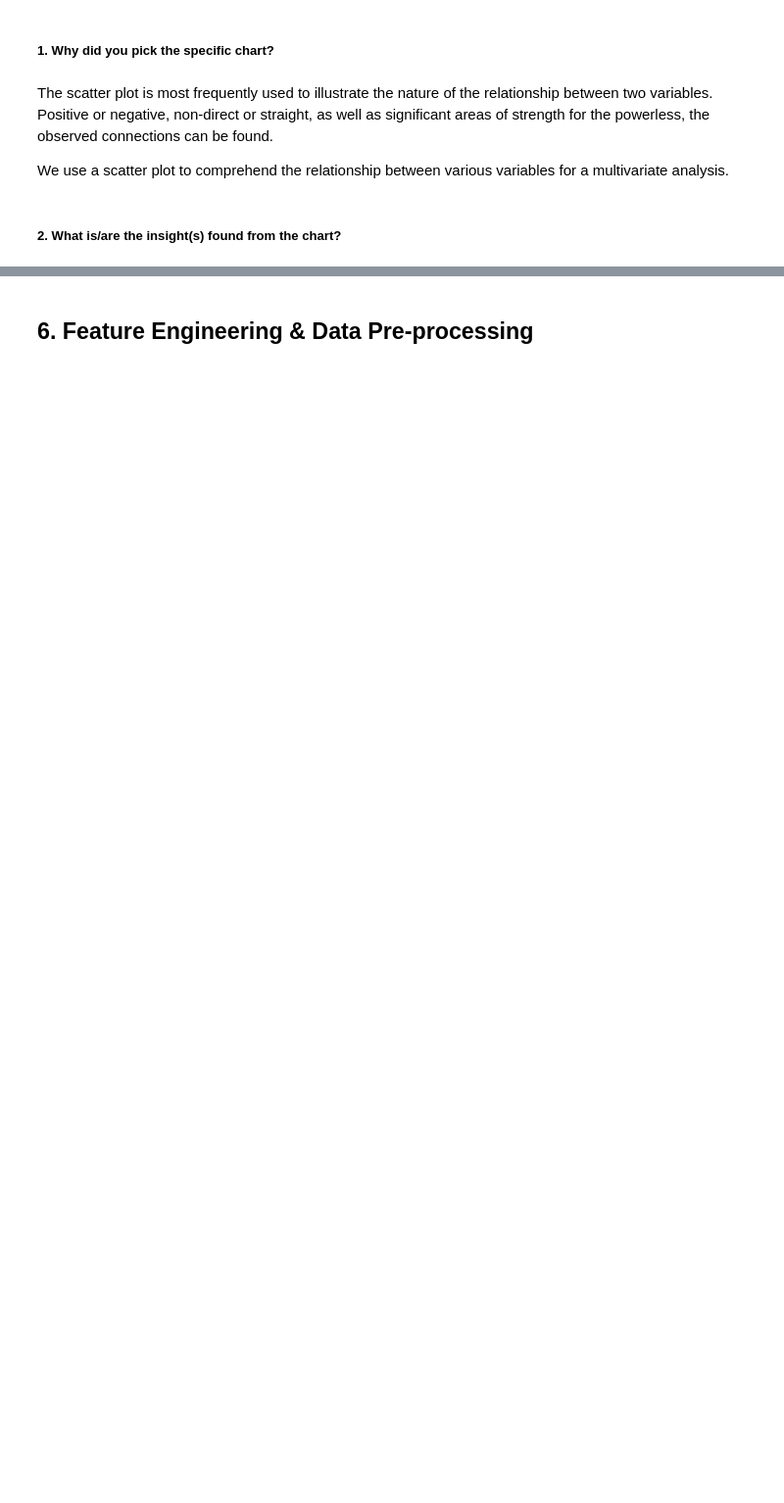
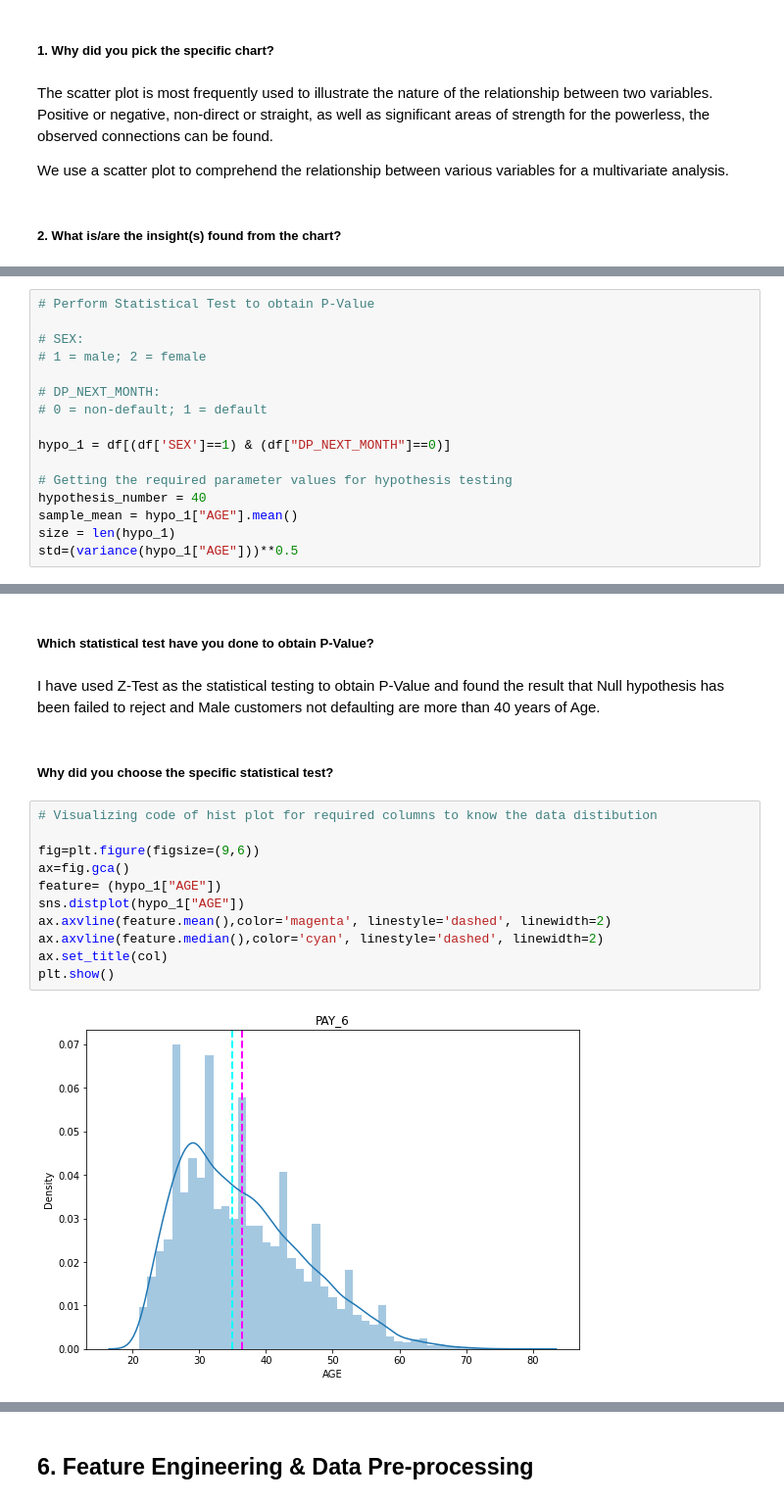
Before and after one commit to Navneet2409/credit-card-default-prediction, a Jupyter notebook: Credit_Card_Notebook_Navneet_Keshri.ipynb, the cells around one changed output, grey strips where cells are left out. Shown at 98% size. Saved outputs shown, nothing was run; the diff lists cells and outputs as text; blank space fills up the shorter version.

```diff
--- a/Credit_Card_Notebook_Navneet_Keshri.ipynb
+++ b/Credit_Card_Notebook_Navneet_Keshri.ipynb
@@ -1817,0 +1555,16 @@ I used a heatmap to determine the linear relationship between all the variables
+# %%
+# Perform Statistical Test to obtain P-Value
+
+# SEX:
+# 1 = male; 2 = female
+
+# DP_NEXT_MONTH:
+# 0 = non-default; 1 = default
+
+hypo_1 = df[(df['SEX']==1) & (df["DP_NEXT_MONTH"]==0)]
+
+# Getting the required parameter values for hypothesis testing
+hypothesis_number = 40
+sample_mean = hypo_1["AGE"].mean()
+size = len(hypo_1)
+std=(variance(hypo_1["AGE"]))**0.5
@@ -1817,0 +1582,19 @@ I used a heatmap to determine the linear relationship between all the variables
+# %% [markdown]
+##### Which statistical test have you done to obtain P-Value?
+# %% [markdown]
+I have used Z-Test as the statistical testing to obtain P-Value and found the result that Null hypothesis has been failed to reject and Male customers not defaulting are more than 40 years of Age.
+# %% [markdown]
+##### Why did you choose the specific statistical test?
+# %%
+# Visualizing code of hist plot for required columns to know the data distibution
+
+fig=plt.figure(figsize=(9,6))
+ax=fig.gca()
+feature= (hypo_1["AGE"])
+sns.distplot(hypo_1["AGE"])
+ax.axvline(feature.mean(),color='magenta', linestyle='dashed', linewidth=2)
+ax.axvline(feature.median(),color='cyan', linestyle='dashed', linewidth=2)
+ax.set_title(col)
+plt.show()
+# %% [output]
+[figure, added]
```
Also changed, not shown: parts of 232 cells of this notebook.
